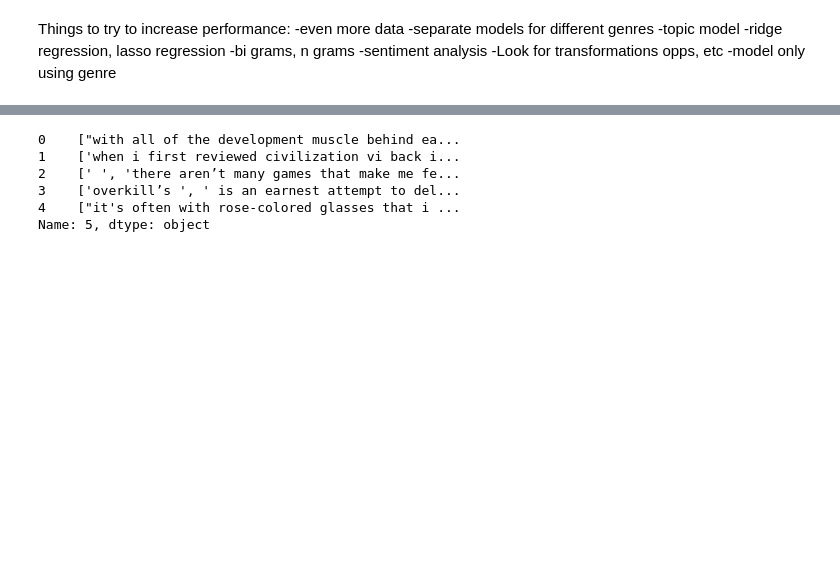
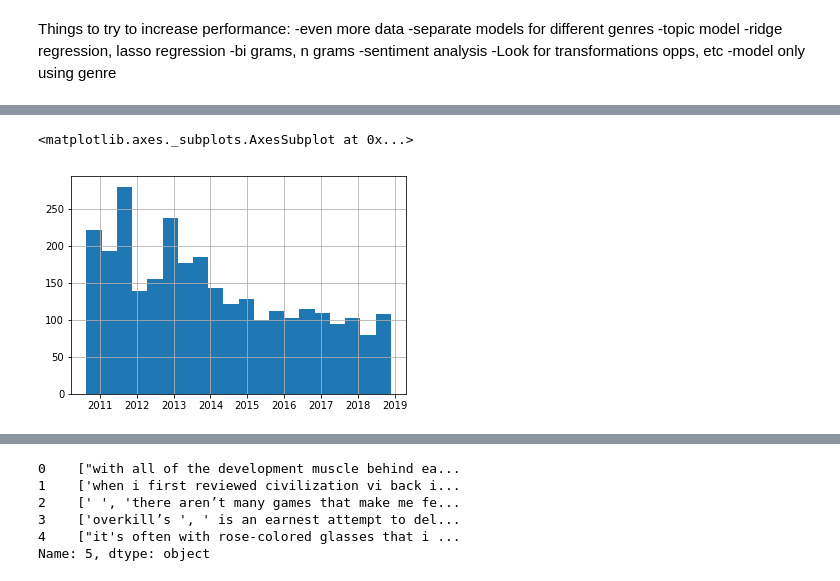
Before and after one commit to swgleave/Video-Game-Review-Score, a Jupyter notebook: Review Prediction-Combining 2nd dataset-Neural Networks.ipynb, the cells around one changed output, grey strips where cells are left out. Cells and saved outputs as stored; diff of their text form; code cells hidden in the pictures; blank space fills up the shorter version.

```diff
--- a/Review Prediction-Combining 2nd dataset-Neural Networks.ipynb
+++ b/Review Prediction-Combining 2nd dataset-Neural Networks.ipynb
@@ -62,0 +128,8 @@ text.shape
+# %%
+#What is time distribution of reviews?
+
+links[4] = pd.to_datetime(links[4])
+links[4].hist(bins=20)
+# %% [output]
+<matplotlib.axes._subplots.AxesSubplot at 0x...>
+[figure, added]
```
Also changed, not shown: parts of 70 cells of this notebook, 2 other files.
